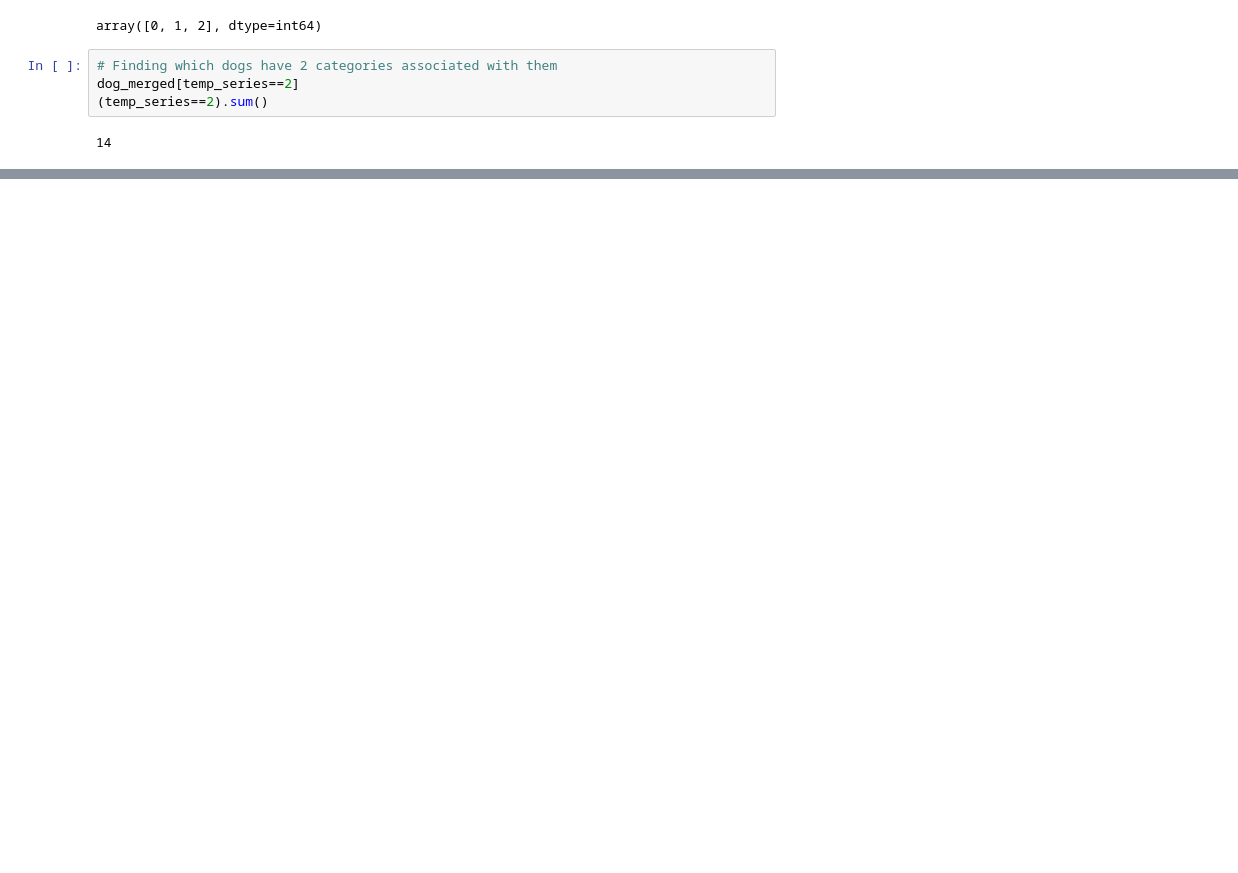
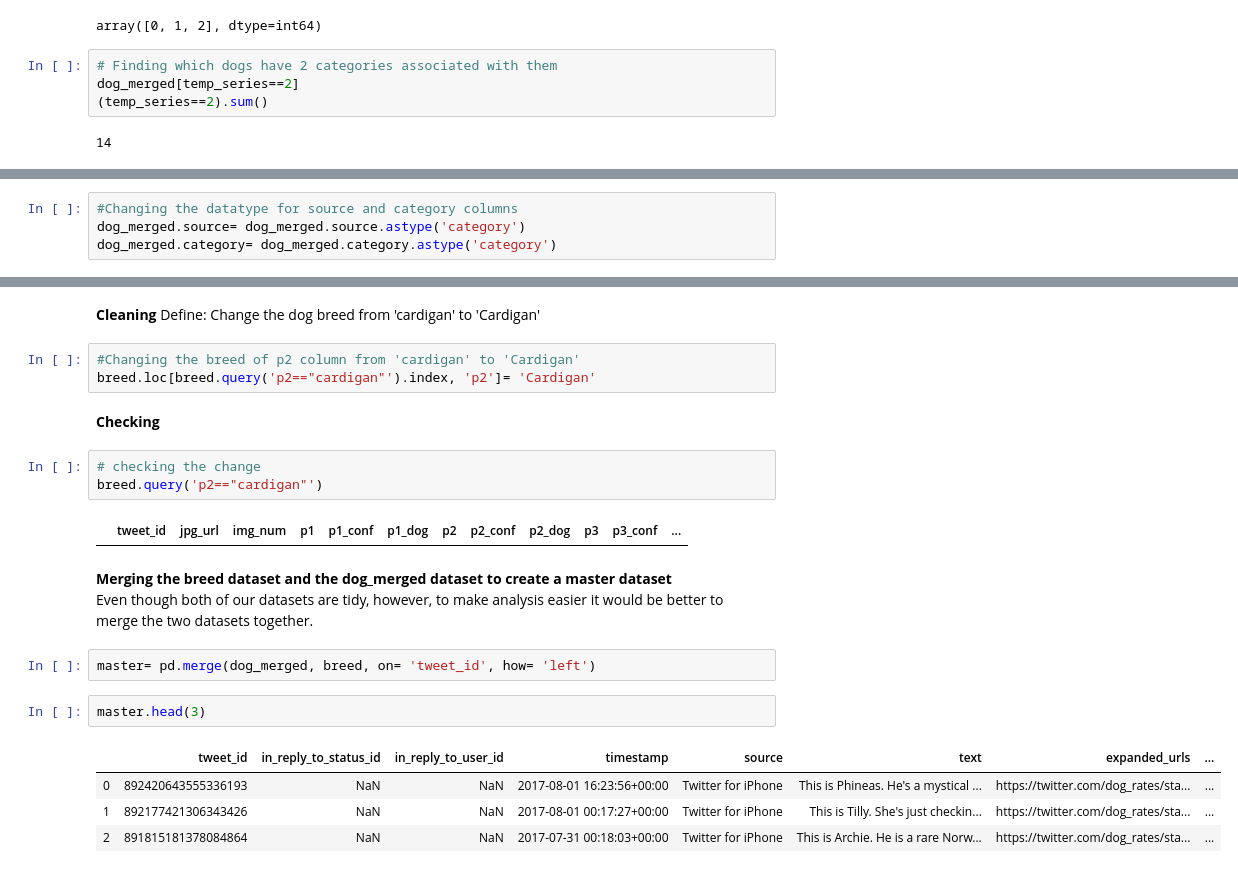
Before and after one commit to srinivasayer4/Udacity-WeRateDogs-project, a Jupyter notebook: Udacity Project_We Rate Dogs Analysis.ipynb, the cells around one changed output, grey strips where cells are left out. Saved outputs shown, nothing was run; the diff lists cells and outputs as text; blank space fills up the shorter version.

```diff
--- a/Udacity Project_We Rate Dogs Analysis.ipynb
+++ b/Udacity Project_We Rate Dogs Analysis.ipynb
@@ -233,0 +729,4 @@ Index(['tweet_id', 'in_reply_to_status_id', 'in_reply_to_user_id', 'timestamp',
+# %%
+#Changing the datatype for source and category columns
+dog_merged.source= dog_merged.source.astype('category')
+dog_merged.category= dog_merged.category.astype('category')
@@ -233,0 +805,25 @@ Index(['tweet_id', 'in_reply_to_status_id', 'in_reply_to_user_id', 'timestamp',
+# %% [markdown]
+**Cleaning**
+Define: Change the dog breed from 'cardigan' to 'Cardigan'
+# %%
+#Changing the breed of p2 column from 'cardigan' to 'Cardigan'
+breed.loc[breed.query('p2=="cardigan"').index, 'p2']= 'Cardigan'
+# %% [markdown]
+**Checking**
+# %%
+# checking the change
+breed.query('p2=="cardigan"')
+# %% [output]
+|  | tweet_id | jpg_url | img_num | p1 | p1_conf | p1_dog | p2 | p2_conf | p2_dog | p3 | p3_conf | ... |
+# %% [markdown]
+**Merging the breed dataset and the dog_merged dataset to create a master dataset** <br>
+Even though both of our datasets are tidy, however, to make analysis easier it would be better to merge the two datasets together.
+# %%
+master= pd.merge(dog_merged, breed, on= 'tweet_id', how= 'left')
+# %%
+master.head(3)
+# %% [output]
+|  | tweet_id | in_reply_to_status_id | in_reply_to_user_id | timestamp | source | text | expanded_urls | ... |
+| 0 | 892420643555336193 | NaN | NaN | 2017-08-01 16:23:56+00:00 | Twitter for iPhone | This is Phineas. He's a mystical ... | https://twitter.com/dog_rates/sta... | ... |
+| 1 | 892177421306343426 | NaN | NaN | 2017-08-01 00:17:27+00:00 | Twitter for iPhone | This is Tilly. She's just checkin... | https://twitter.com/dog_rates/sta... | ... |
+| 2 | 891815181378084864 | NaN | NaN | 2017-07-31 00:18:03+00:00 | Twitter for iPhone | This is Archie. He is a rare Norw... | https://twitter.com/dog_rates/sta... | ... |
```
Also changed, not shown: parts of 95 cells of this notebook.
